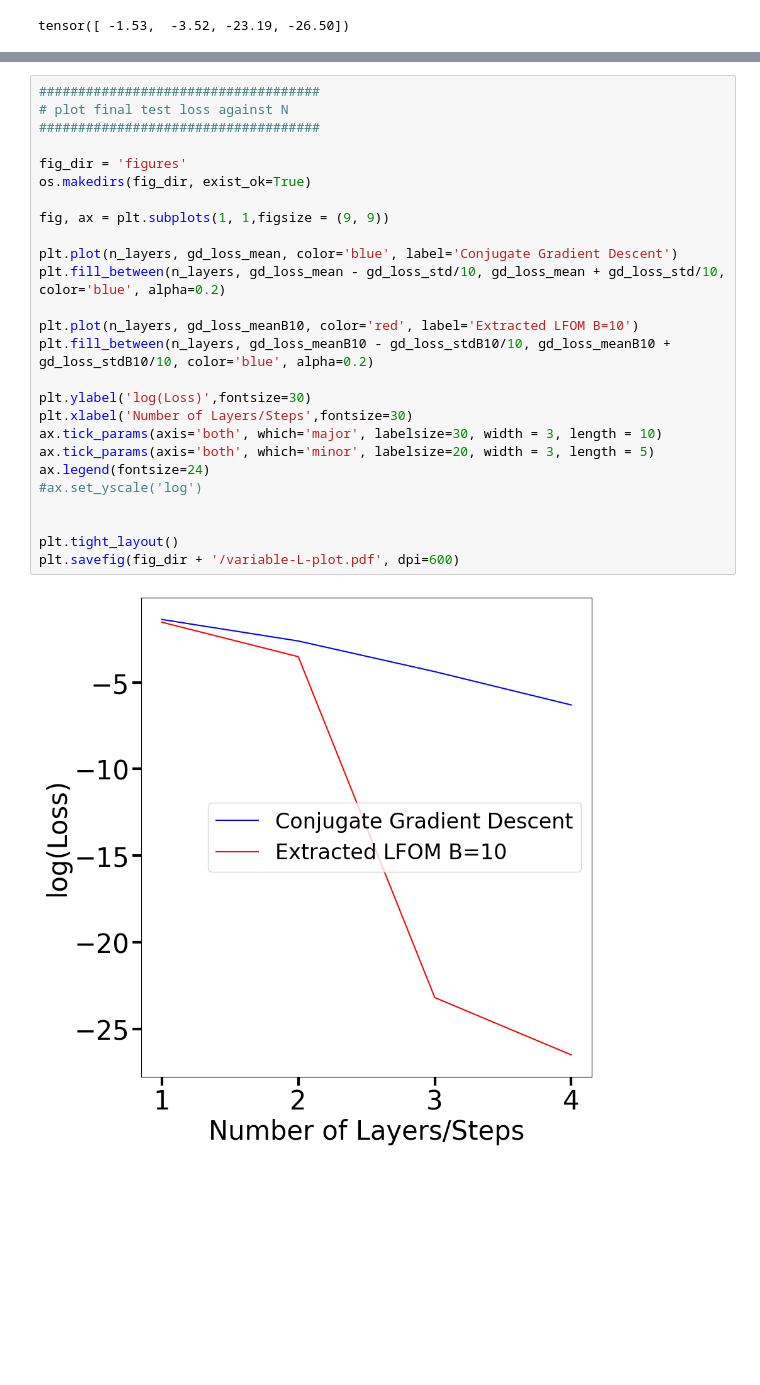
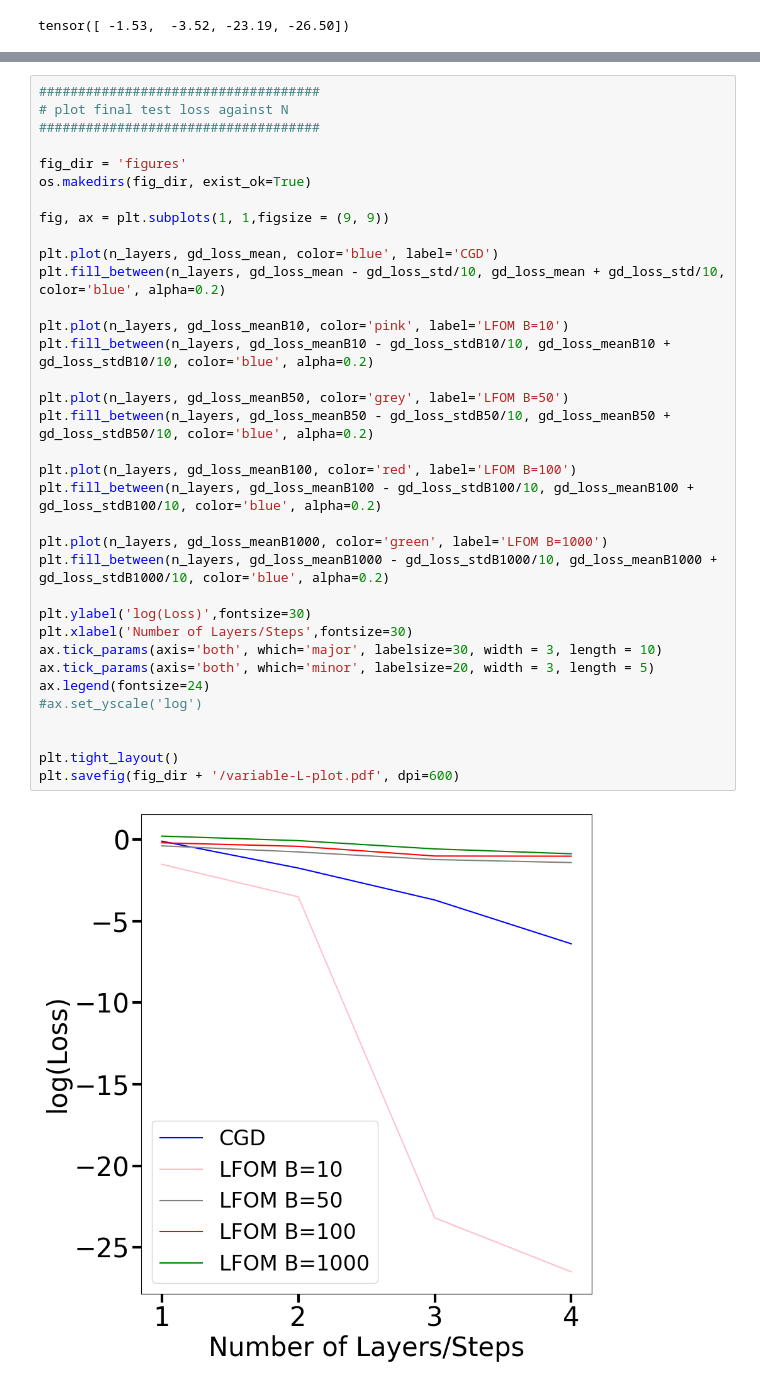
Before and after one commit to SanchayanDutta/LinearTransformer, a Jupyter notebook: Extracted LFOM vs. CGD.ipynb, the cells around one changed output, grey strips where cells are left out. Saved outputs shown, nothing was run; the diff lists cells and outputs as text; blank space fills up the shorter version.

```diff
--- a/Extracted LFOM vs. CGD.ipynb
+++ b/Extracted LFOM vs. CGD.ipynb
@@ -677,28 +1054,37 @@ tensor([-1.37, -2.61, -4.38, -6.30])
 # %%
 ####################################
 # plot final test loss against N
 ####################################
 
 fig_dir = 'figures'
 os.makedirs(fig_dir, exist_ok=True)
 
 fig, ax = plt.subplots(1, 1,figsize = (9, 9))
 
-plt.plot(n_layers, gd_loss_mean, color='blue', label='Conjugate Gradient Descent')
+plt.plot(n_layers, gd_loss_mean, color='blue', label='CGD')
 plt.fill_between(n_layers, gd_loss_mean - gd_loss_std/10, gd_loss_mean + gd_loss_std/10, color='blue', alpha=0.2)
 
-plt.plot(n_layers, gd_loss_meanB10, color='red', label='Extracted LFOM B=10')
+plt.plot(n_layers, gd_loss_meanB10, color='pink', label='LFOM B=10')
 plt.fill_between(n_layers, gd_loss_meanB10 - gd_loss_stdB10/10, gd_loss_meanB10 + gd_loss_stdB10/10, color='blue', alpha=0.2)
+
+plt.plot(n_layers, gd_loss_meanB50, color='grey', label='LFOM B=50')
+plt.fill_between(n_layers, gd_loss_meanB50 - gd_loss_stdB50/10, gd_loss_meanB50 + gd_loss_stdB50/10, color='blue', alpha=0.2)
+
+plt.plot(n_layers, gd_loss_meanB100, color='red', label='LFOM B=100')
+plt.fill_between(n_layers, gd_loss_meanB100 - gd_loss_stdB100/10, gd_loss_meanB100 + gd_loss_stdB100/10, color='blue', alpha=0.2)
+
+plt.plot(n_layers, gd_loss_meanB1000, color='green', label='LFOM B=1000')
+plt.fill_between(n_layers, gd_loss_meanB1000 - gd_loss_stdB1000/10, gd_loss_meanB1000 + gd_loss_stdB1000/10, color='blue', alpha=0.2)
 
 plt.ylabel('log(Loss)',fontsize=30)
 plt.xlabel('Number of Layers/Steps',fontsize=30)
 ax.tick_params(axis='both', which='major', labelsize=30, width = 3, length = 10)
 ax.tick_params(axis='both', which='minor', labelsize=20, width = 3, length = 5)
 ax.legend(fontsize=24)
 #ax.set_yscale('log')
 
 
 plt.tight_layout()
 plt.savefig(fig_dir + '/variable-L-plot.pdf', dpi=600)
 # %% [output]
-[figure, old version]
+[figure, new version]
```
Also changed, not shown: parts of 11 cells of this notebook.
